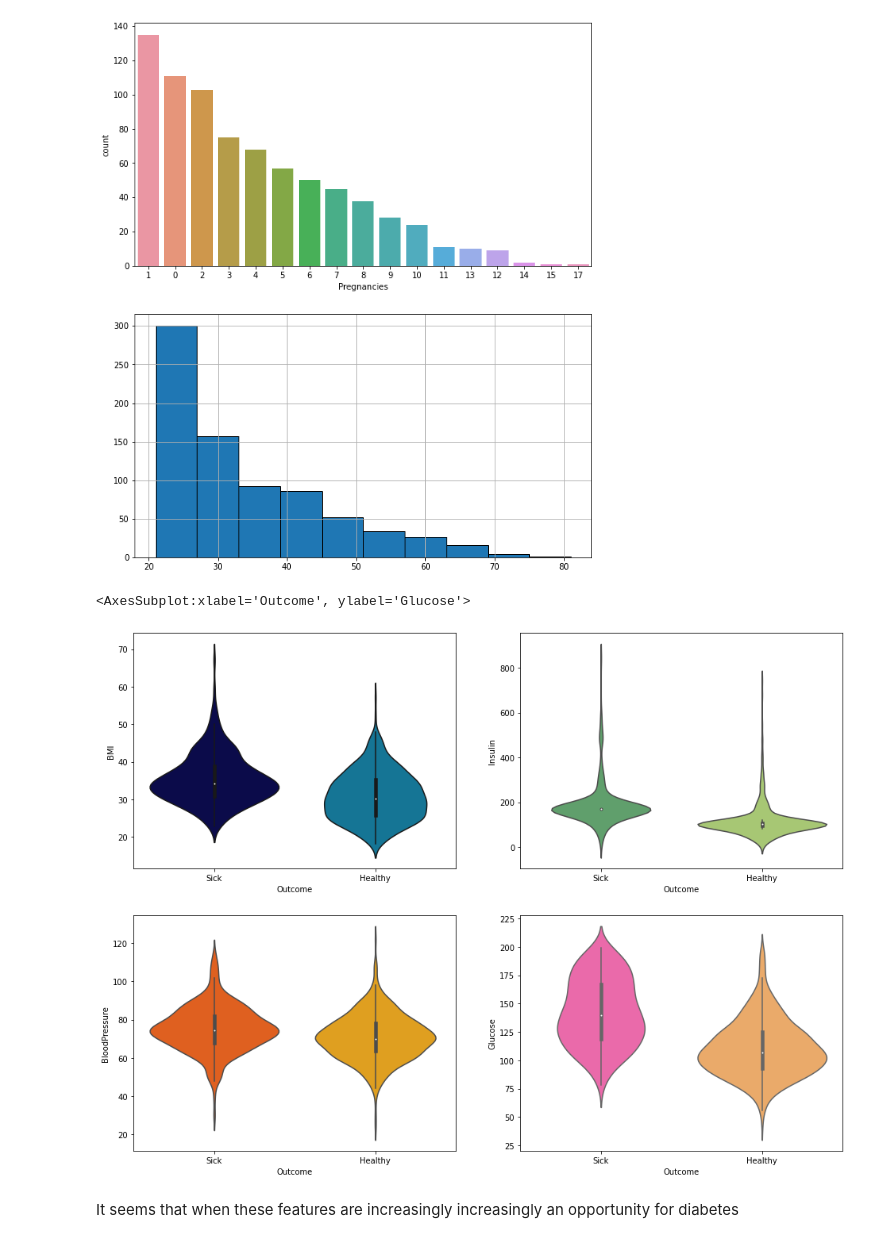
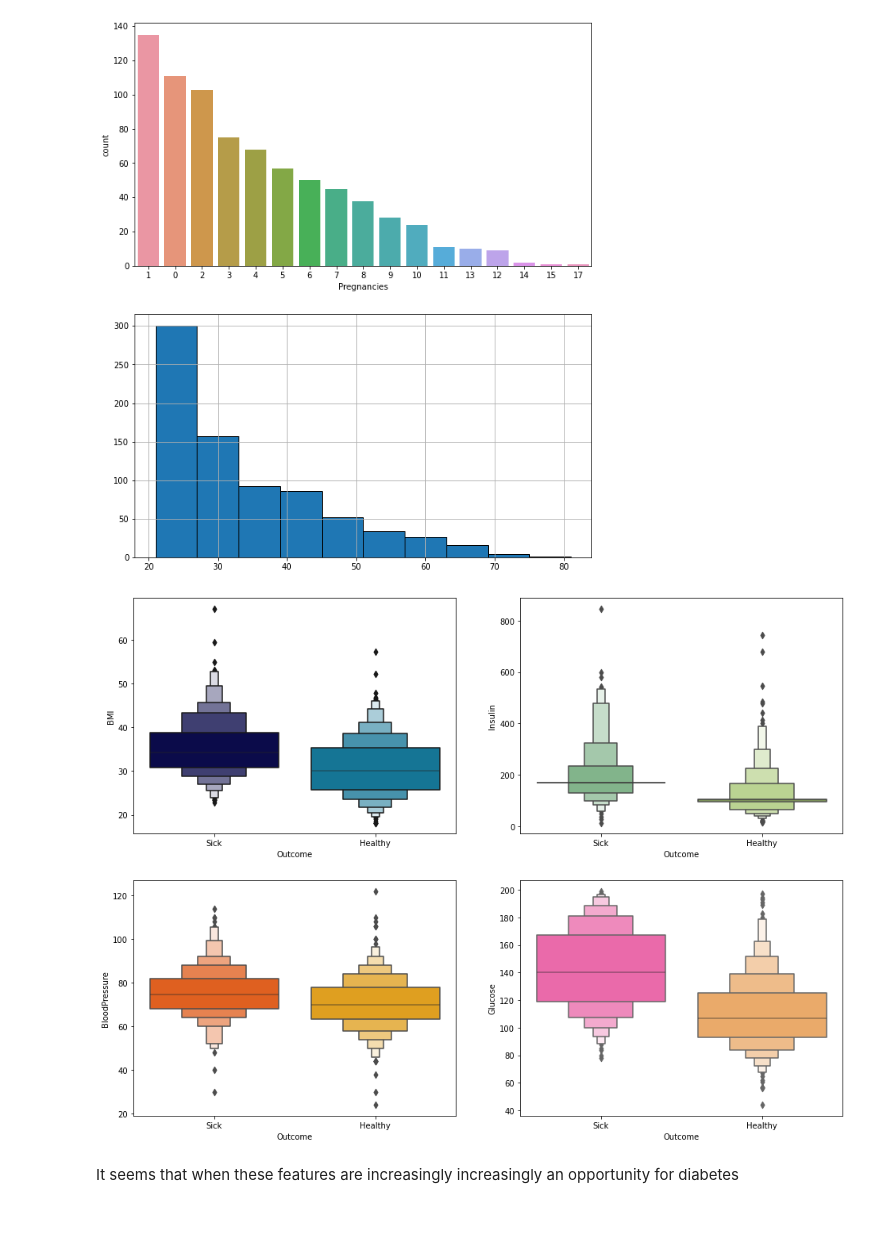
Before and after one commit to eyadayman12/Data-Science-and-Machine-Learning-Projects, a Jupyter notebook: Diabetes/Diabetes Project.ipynb, the cells around one changed output. Drawn from its saved outputs; the diff is of its cells as text; code cells hidden in the pictures.

```diff
--- a/Diabetes/Diabetes Project.ipynb
+++ b/Diabetes/Diabetes Project.ipynb
@@ -313,20 +346,19 @@ df["Age"].hist(edgecolor = "black");
 # %%
 plt.figure(figsize=(16,12))
 
 plt.subplot(2,2,1)
-sns.violinplot(x='Outcome', y='BMI', data=df2, palette='ocean')
+sns.boxenplot(x='Outcome', y='BMI', data=df2, palette='ocean')
 
 plt.subplot(2,2,2)
-sns.violinplot(x='Outcome', y='Insulin', data=df2, palette='summer')
+sns.boxenplot(x='Outcome', y='Insulin', data=df2, palette='summer')
 
 plt.subplot(2,2,3)
-sns.violinplot(x='Outcome', y='BloodPressure', data=df2, palette='autumn')
+sns.boxenplot(x='Outcome', y='BloodPressure', data=df2, palette='autumn')
 
 plt.subplot(2,2,4)
-sns.violinplot(x='Outcome', y='Glucose', data=df2, palette='spring')
+sns.boxenplot(x='Outcome', y='Glucose', data=df2, palette='spring');
 # %% [output]
-<AxesSubplot:xlabel='Outcome', ylabel='Glucose'>
-[figure, old version]
+[figure, new version]
 # %% [markdown]
 It seems that when these features are increasingly increasingly an opportunity for diabetes
 # %%
```
Also changed, not shown: parts of 61 cells of this notebook, 2 other files.
